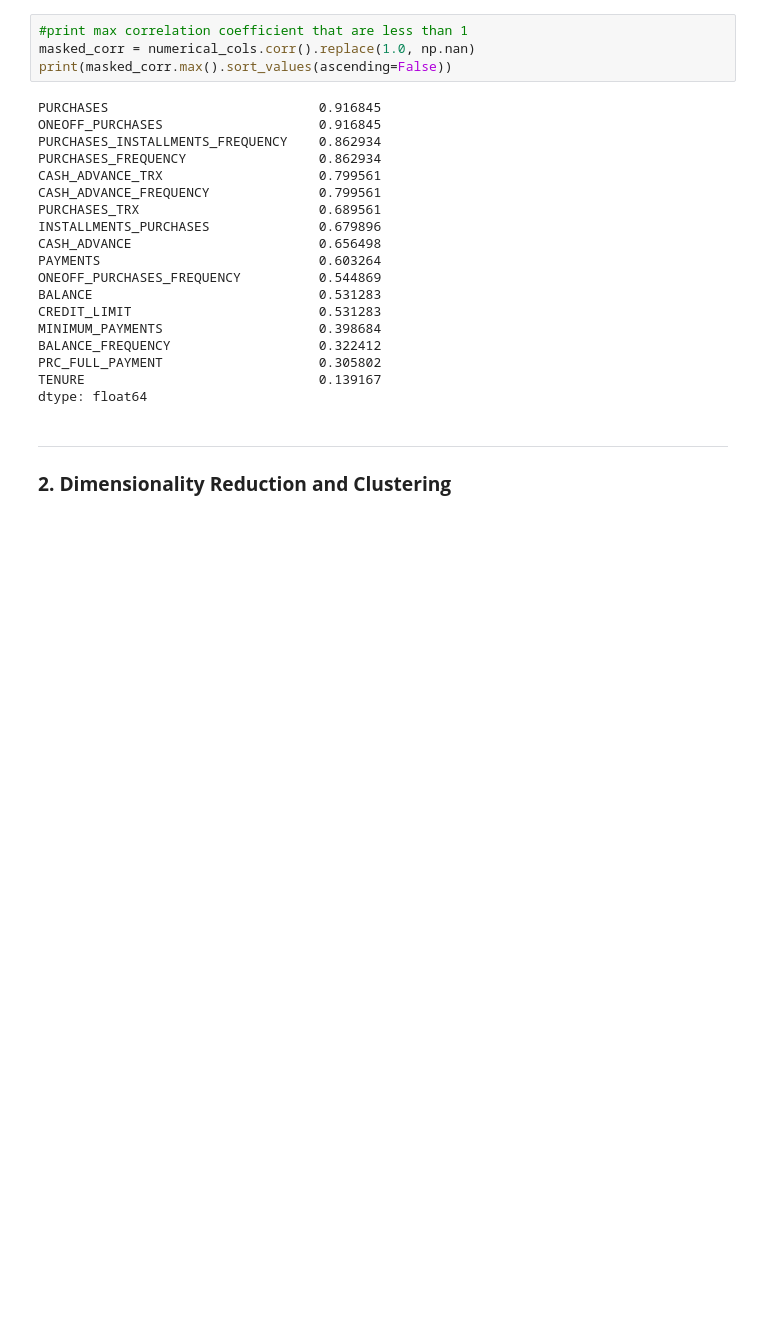
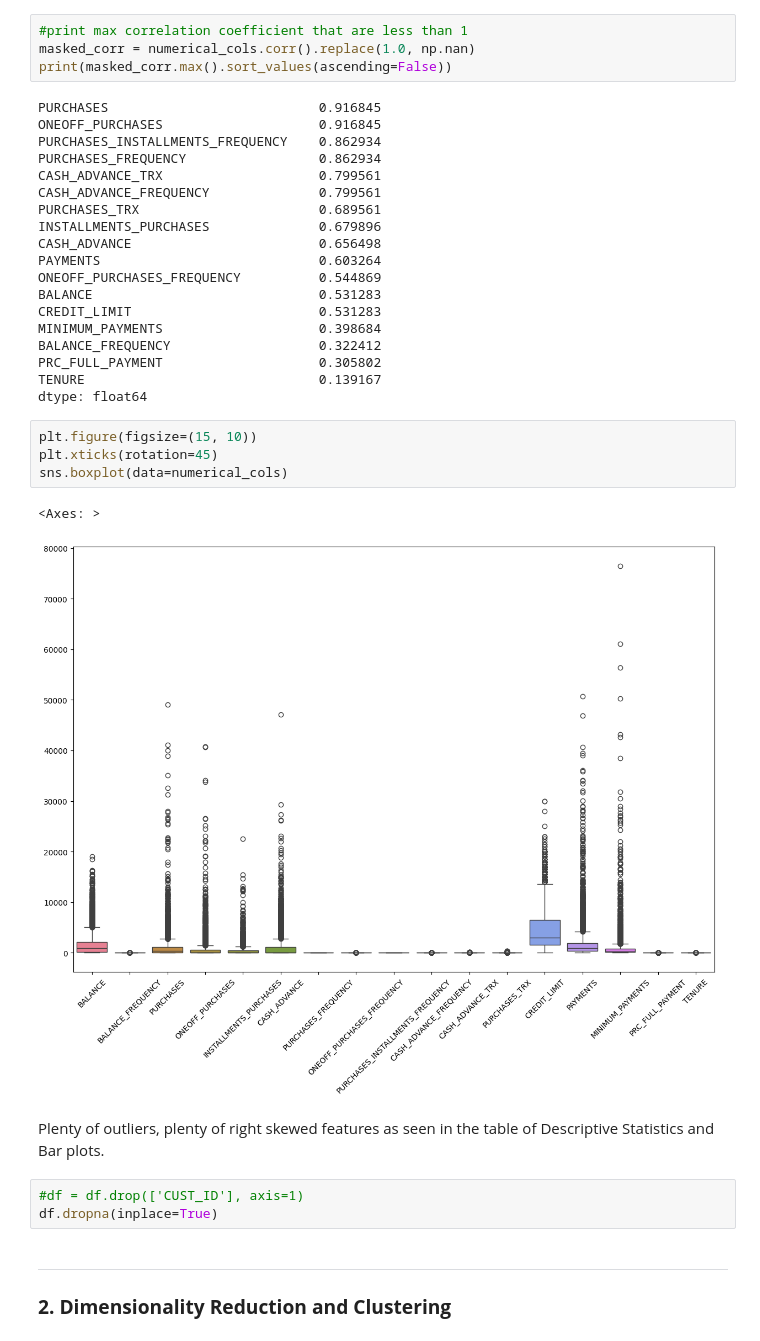
Before and after one commit to ja-ada05/ccard_ml, a Jupyter notebook: inference/cc.ipynb, the cells around one changed output. Saved outputs shown, nothing was run; the diff lists cells and outputs as text; blank space fills up the shorter version.

```diff
--- a/inference/cc.ipynb
+++ b/inference/cc.ipynb
@@ -313,6 +313,18 @@ BALANCE_FREQUENCY                   0.322412
 PRC_FULL_PAYMENT                    0.305802
 TENURE                              0.139167
 dtype: float64
+# %%
+plt.figure(figsize=(15, 10))
+plt.xticks(rotation=45)
+sns.boxplot(data=numerical_cols)
+# %% [output]
+<Axes: >
+[figure, added]
+# %% [markdown]
+Plenty of outliers, plenty of right skewed features as seen in the table of Descriptive Statistics and Bar plots.
+# %%
+#df = df.drop(['CUST_ID'], axis=1)
+df.dropna(inplace=True)
 # %% [markdown]
 ---
 ### **2. Dimensionality Reduction and Clustering**
```
Also changed, not shown: parts of 6 cells of this notebook.
